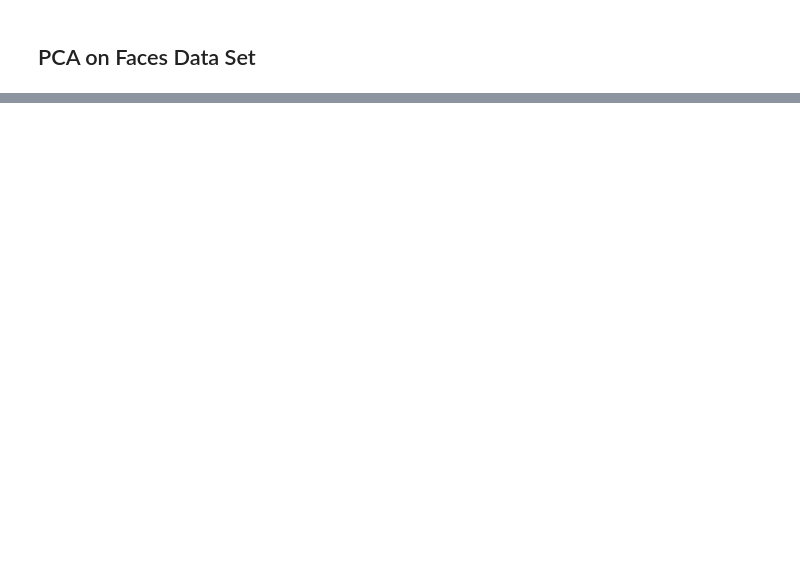
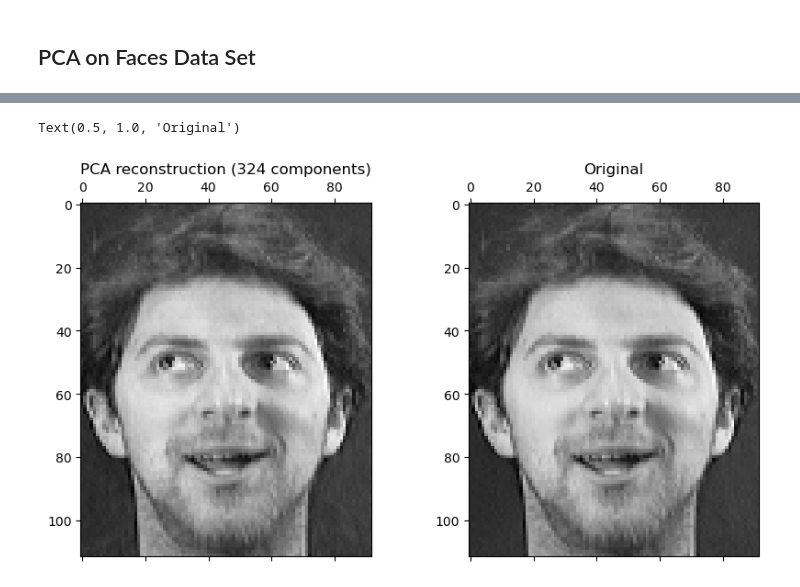
Before and after one commit to Hydroforth/AP-157-dump, a Jupyter notebook: 7 Dimensional Reduction - Principal Component Analysis.ipynb, the cells around one changed output, grey strips where cells are left out. Saved outputs shown, nothing was run; the diff lists cells and outputs as text; code cells hidden in the pictures; blank space fills up the shorter version.

```diff
--- a/7 Dimensional Reduction - Principal Component Analysis.ipynb
+++ b/7 Dimensional Reduction - Principal Component Analysis.ipynb
@@ -144,0 +207,19 @@ for i, ax in enumerate(axs):
+# %%
+def estimatePCA(percent,cumsum):
+    for idx, sum_ in enumerate(cumsum):
+        if percent <= sum_:return idx, np.round(sum_,3)
+# %%
+recons = pca.transform(X) #apply dimensionality reduction by projecting X onto principal components
+lim = estimatePCA(.99,np.cumsum(pca.explained_variance_ratio_))[0]
+#product = (recons[:,:lim] @ pca.components_[:lim,:])
+product = np.matmul(recons[:,:lim],pca.components_[:lim,:])
+reshaped = (product + pca.mean_).reshape(dataset.shape)
+image_id = 4
+fig,axs = plt.subplots(1,2, figsize = (10,5))
+axs[0].matshow(reshaped[image_id], cmap = "gray")
+axs[0].set_title("PCA reconstruction ("+str(lim) + " components)")
+axs[1].matshow(dataset[image_id], cmap = "gray")
+axs[1].set_title("Original")
+# %% [output]
+Text(0.5, 1.0, 'Original')
+[figure, added]
```
Also changed, not shown: parts of 15 cells of this notebook.
